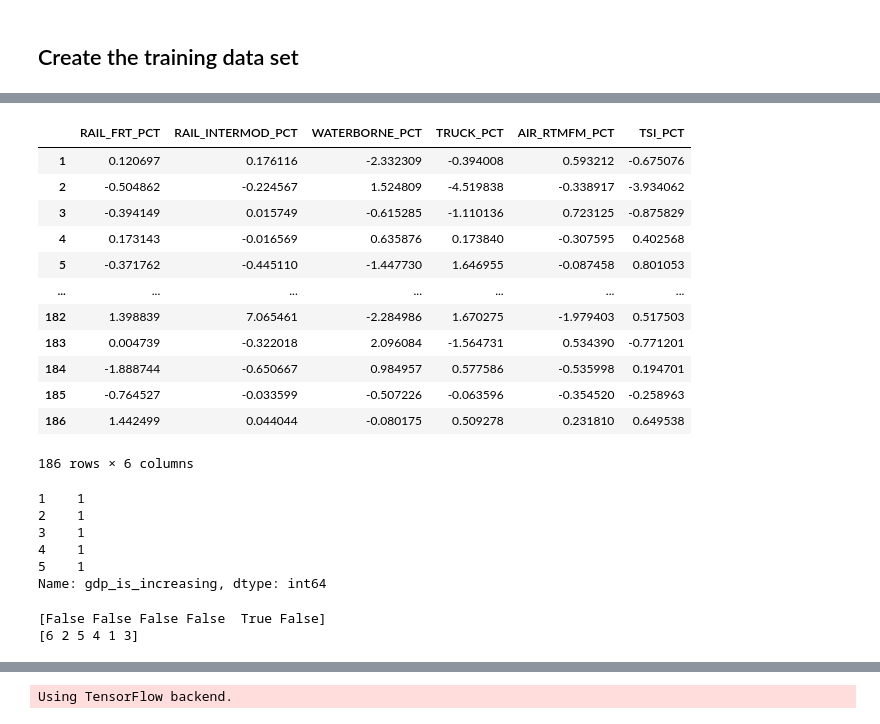
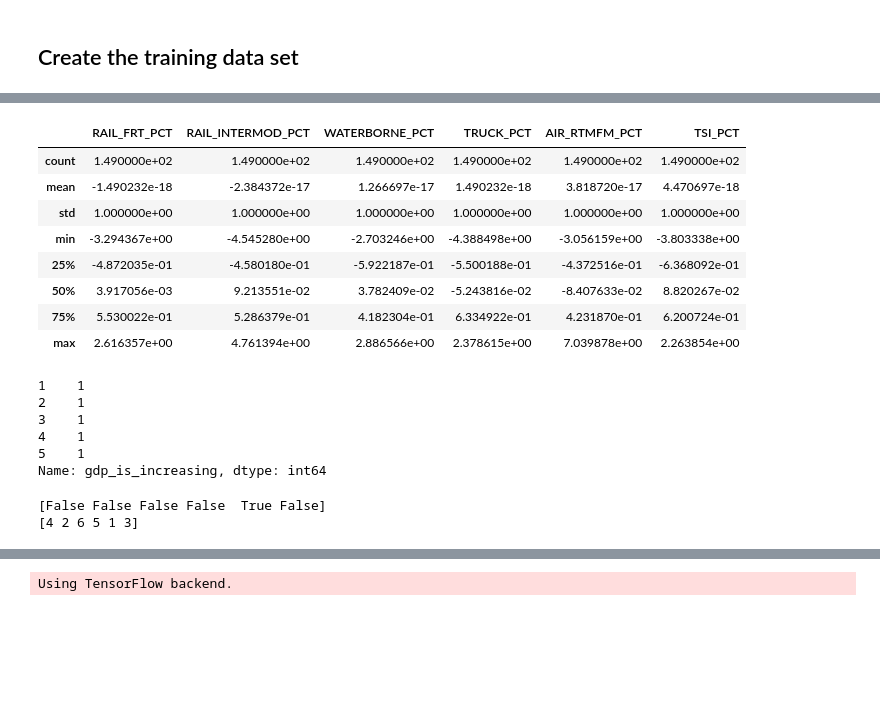
Before and after one commit to schkotty/Data-Science, a Jupyter notebook: GDP-Predictor/GDP-Predictor.ipynb, the cells around one changed output, grey strips where cells are left out. Saved outputs shown, nothing was run; the diff lists cells and outputs as text; code cells hidden in the pictures; blank space fills up the shorter version.

```diff
--- a/GDP-Predictor/GDP-Predictor.ipynb
+++ b/GDP-Predictor/GDP-Predictor.ipynb
@@ -324,14 +324,17 @@ x.describe()
 ## Create the training data set
 # %%
 
-test_data_split = 230  #this will be the number of weeks in the test data set,
+test_data_split = 230       # this will be the number of weeks in the test data set,
+validation_data_split = 0.2 # this is the percentage of the training set for validation
 # the remainder of the data will be in the train data set.
+
 
 #Calculate the split date to use
 max_obs_date = merged_data['OBS_DATE'].max()
 print('Max Observed Date: {0}'.format(max_obs_date))
 split_date = max_obs_date - timedelta(weeks=test_data_split)
 print('Split Date: {0}'.format(split_date))
+print('Validation Split: {0:0.2f}'.format(validation_data_split))
 # %% [output]
 Max Observed Date: 2019-12-01 00:00:00
 Split Date: 2015-07-05 00:00:00
@@ -338,16 +342,29 @@ Split Date: 2015-07-05 00:00:00
 # %%
-# Create x_train and y_train dataframes
-x_train = merged_data.loc[merged_data['OBS_DATE'] < split_date, 'RAIL_FRT_PCT':'TSI_PCT']
+# Create training, validation, and test dataframes
+x_train = merged_data.loc[merged_data['OBS_DATE'] < split_date, 'RAIL_FRT_PCT':'TSI_PCT'] # get all the PCT columns
 x_train = x_train.drop([0]) #drop first row as it will have NA for pct_change values
-y_train_class = merged_data.loc[merged_data['OBS_DATE'] < split_date, 'gdp_is_increasing'] #ydata for classifier models
-y_train_class = y_train_class.drop([0]) #drop first row as it will have NA for pct_change values
-y_train_rate = merged_data.loc[merged_data['OBS_DATE'] < split_date, 'Real_gdp_qtr_growth'] #y data for regression models
-y_train_rate = y_train_rate.drop([0]) #drop first row as it will have NA for pct_change values
 
+total_row_count = len(x_train)
+val_row_count = round(total_row_count*validation_data_split)
+train_row_count = total_row_count - val_row_count
+
+x_val = x_train.iloc[train_row_count:]
+x_train = x_train.iloc[:train_row_count]
 print('x_train row count: {0}'.format(len(x_train.index)))
+print('x_val row count: {0}'.format(len(x_val.index)))
+
+y_train_class = merged_data.iloc[1:train_row_count+1]['gdp_is_increasing'] #ignore first row as it wont have pct_change values
+y_val_class = merged_data.iloc[train_row_count+1:total_row_count+1]['gdp_is_increasing']
 print('y_train_class row count: {0}'.format(len(y_train_class.index)))
+print('y_val_class row count: {0}'.format(len(y_val_class.index)))
+
+y_train_rate = merged_data.iloc[1:train_row_count+1]['Real_gdp_qtr_growth'] #ignore first row as it wont have pct_change values
+y_val_rate = merged_data.iloc[train_row_count+1:total_row_count+1]['Real_gdp_qtr_growth']
+
 print('y_train_rate row count: {0}'.format(len(y_train_rate.index)))
+print('y_val_rate row count: {0}'.format(len(y_val_rate.index)))
 
+# Test sets
 x_test = merged_data.loc[merged_data['OBS_DATE'] >= split_date, 'RAIL_FRT_PCT':'TSI_PCT']
 y_test_class = merged_data.loc[merged_data['OBS_DATE'] >= split_date, 'gdp_is_increasing']
 y_test_rate = merged_data.loc[merged_data['OBS_DATE'] >= split_date, 'Real_gdp_qtr_growth']
@@ -365,32 +472,32 @@ y_test_rate row count: 53
 # %%
-# Normalize the training and test dats sets.
+# Normalize the training, validation, and test dats sets
 # Calculate the mean and standard deviation of the training data set.
 mean = x_train.mean(axis=0)
 std = x_train.std(axis=0)
 
 #Normalize the training data set to have a mean of 0 and standard deviation of 1.
 x_train_std = x_train - mean
-x_train_std = x_train / std
+x_train_std = x_train_std / std
+
+#Normalize the validation data set to have a mean of 0 and standard deviation of 1.
+x_val_std = x_val - mean
+x_val_std = x_val_std / std
 
 #Normalize the test data set to have a mean of 0 and standard deviation of 1.
 x_test_std = x_test - mean
-x_test_std = x_test / std
+x_test_std = x_test_std / std
 # %%
-x_train_std
+x_train_std.describe()
 # %% [output]
 |  | RAIL_FRT_PCT | RAIL_INTERMOD_PCT | WATERBORNE_PCT | TRUCK_PCT | AIR_RTMFM_PCT | TSI_PCT |
-| 1 | 0.120697 | 0.176116 | -2.332309 | -0.394008 | 0.593212 | -0.675076 |
-| 2 | -0.504862 | -0.224567 | 1.524809 | -4.519838 | -0.338917 | -3.934062 |
-| 3 | -0.394149 | 0.015749 | -0.615285 | -1.110136 | 0.723125 | -0.875829 |
-| 4 | 0.173143 | -0.016569 | 0.635876 | 0.173840 | -0.307595 | 0.402568 |
-| 5 | -0.371762 | -0.445110 | -1.447730 | 1.646955 | -0.087458 | 0.801053 |
-| ... | ... | ... | ... | ... | ... | ... |
-| 182 | 1.398839 | 7.065461 | -2.284986 | 1.670275 | -1.979403 | 0.517503 |
-| 183 | 0.004739 | -0.322018 | 2.096084 | -1.564731 | 0.534390 | -0.771201 |
-| 184 | -1.888744 | -0.650667 | 0.984957 | 0.577586 | -0.535998 | 0.194701 |
-| 185 | -0.764527 | -0.033599 | -0.507226 | -0.063596 | -0.354520 | -0.258963 |
-| 186 | 1.442499 | 0.044044 | -0.080175 | 0.509278 | 0.231810 | 0.649538 |
+| count | 1.490000e+02 | 1.490000e+02 | 1.490000e+02 | 1.490000e+02 | 1.490000e+02 | 1.490000e+02 |
+| mean | -1.490232e-18 | -2.384372e-17 | 1.266697e-17 | 1.490232e-18 | 3.818720e-17 | 4.470697e-18 |
+| std | 1.000000e+00 | 1.000000e+00 | 1.000000e+00 | 1.000000e+00 | 1.000000e+00 | 1.000000e+00 |
+| min | -3.294367e+00 | -4.545280e+00 | -2.703246e+00 | -4.388498e+00 | -3.056159e+00 | -3.803338e+00 |
+| 25% | -4.872035e-01 | -4.580180e-01 | -5.922187e-01 | -5.500188e-01 | -4.372516e-01 | -6.368092e-01 |
+| 50% | 3.917056e-03 | 9.213551e-02 | 3.782409e-02 | -5.243816e-02 | -8.407633e-02 | 8.820267e-02 |
+| 75% | 5.530022e-01 | 5.286379e-01 | 4.182304e-01 | 6.334922e-01 | 4.231870e-01 | 6.200724e-01 |
+| max | 2.616357e+00 | 4.761394e+00 | 2.886566e+00 | 2.378615e+00 | 7.039878e+00 | 2.263854e+00 |
-186 rows × 6 columns
 # %%
 #x_train_std
 # %%
@@ -412,7 +519,7 @@ print(selector.support_)
 print(selector.ranking_)
 # %% [output]
 [False False False False  True False]
-[6 2 5 4 1 3]
+[4 2 6 5 1 3]
 # %%
 # Marginal effects for training set
 
```
Also changed, not shown: parts of 23 cells of this notebook.
